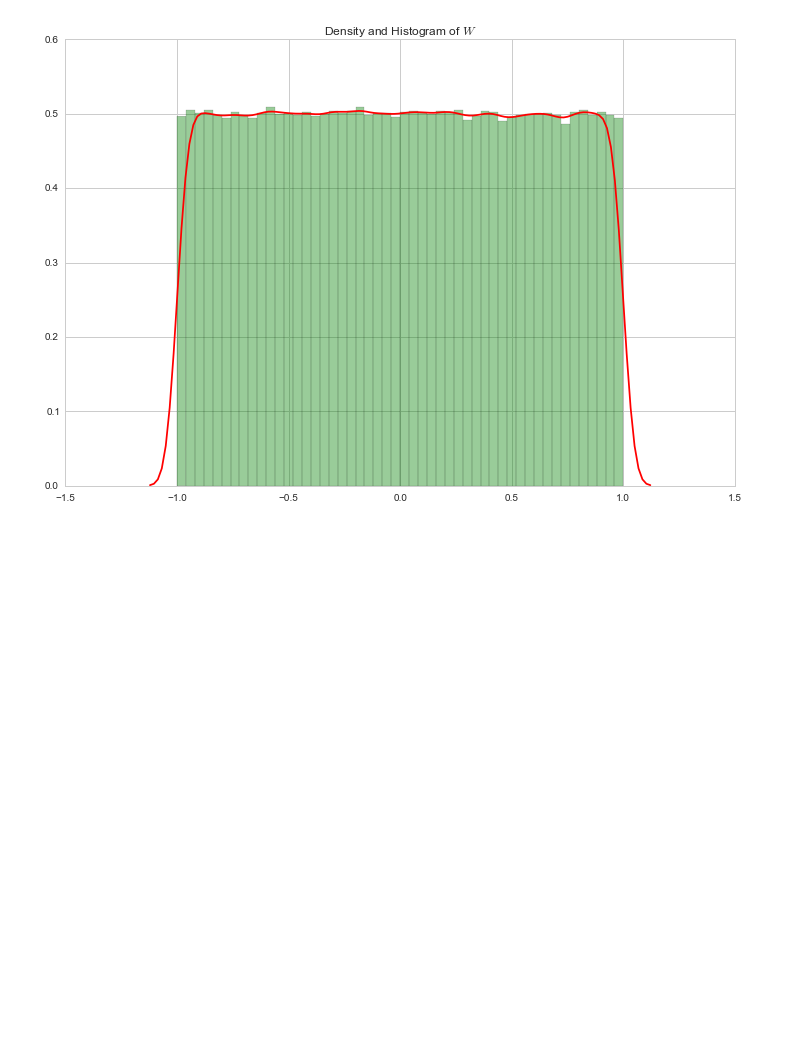
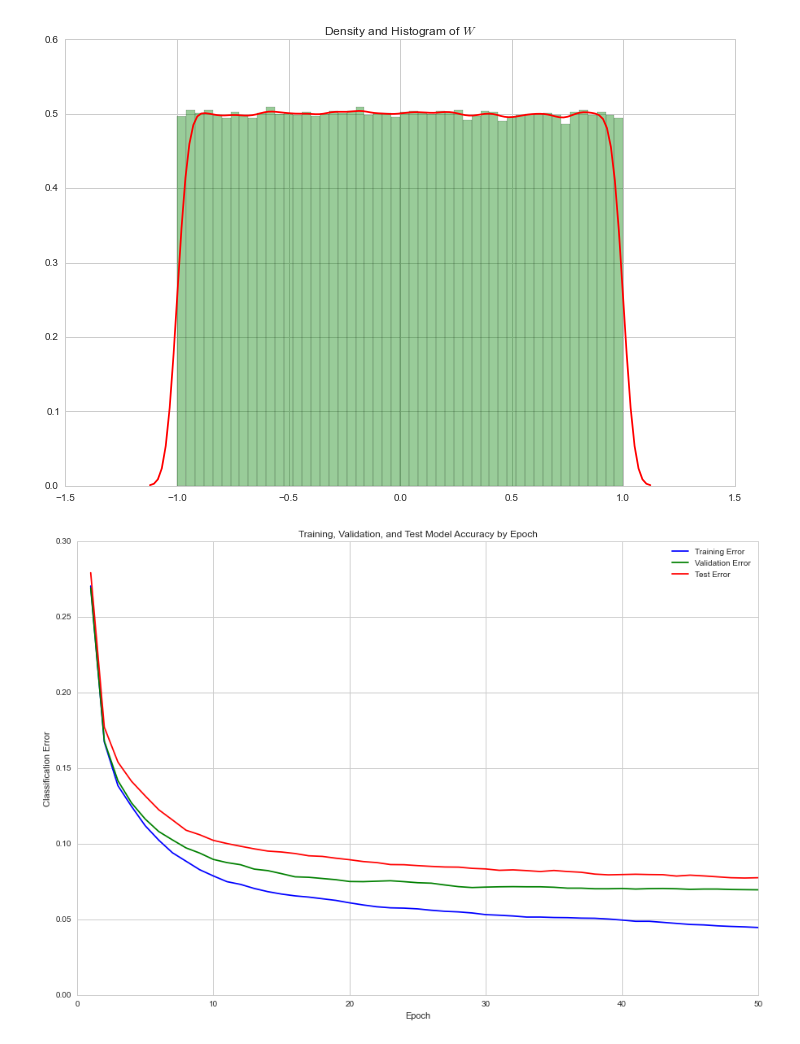
Before and after one commit to franciscojavierarceo/BinaryConnect, a Jupyter notebook: BinaryConnect.ipynb, the cells around one changed output. Saved outputs shown, nothing was run; the diff lists cells and outputs as text; code cells hidden in the pictures; blank space fills up the shorter version.

```diff
--- a/BinaryConnect.ipynb
+++ b/BinaryConnect.ipynb
@@ -31,3 +50,20 @@ sns.distplot(x, color='red', hist_kws={'color':'green'})
 plt.show()
 # %% [output]
 [figure]
+# %%
+data = np.genfromtxt('./output/mnist_bin_deterministic_LRout_perf.csv',delimiter=',', skip_header=1)
+out ={}
+for x,y in zip( ('epoch','train','valid','test'), (0, 6, 7, 8)):
+    out[x] = data[:,y]
+# %%
+plt.figure(figsize=(15,10))
+plt.title("Training, Validation, and Test Model Accuracy by Epoch ")
+plt.plot(out['epoch'],out['train'], color='blue', label='Training Error')
+plt.plot(out['epoch'],out['valid'], color='green', label='Validation Error')
+plt.plot(out['epoch'],out['test'], color='red', label='Test Error')
+plt.xlabel("Epoch")
+plt.ylabel('Classification Error')
+plt.legend(loc='upper right')
+plt.show()
+# %% [output]
+[figure, added]
```
Also changed, not shown: parts of 1 cell of this notebook.
